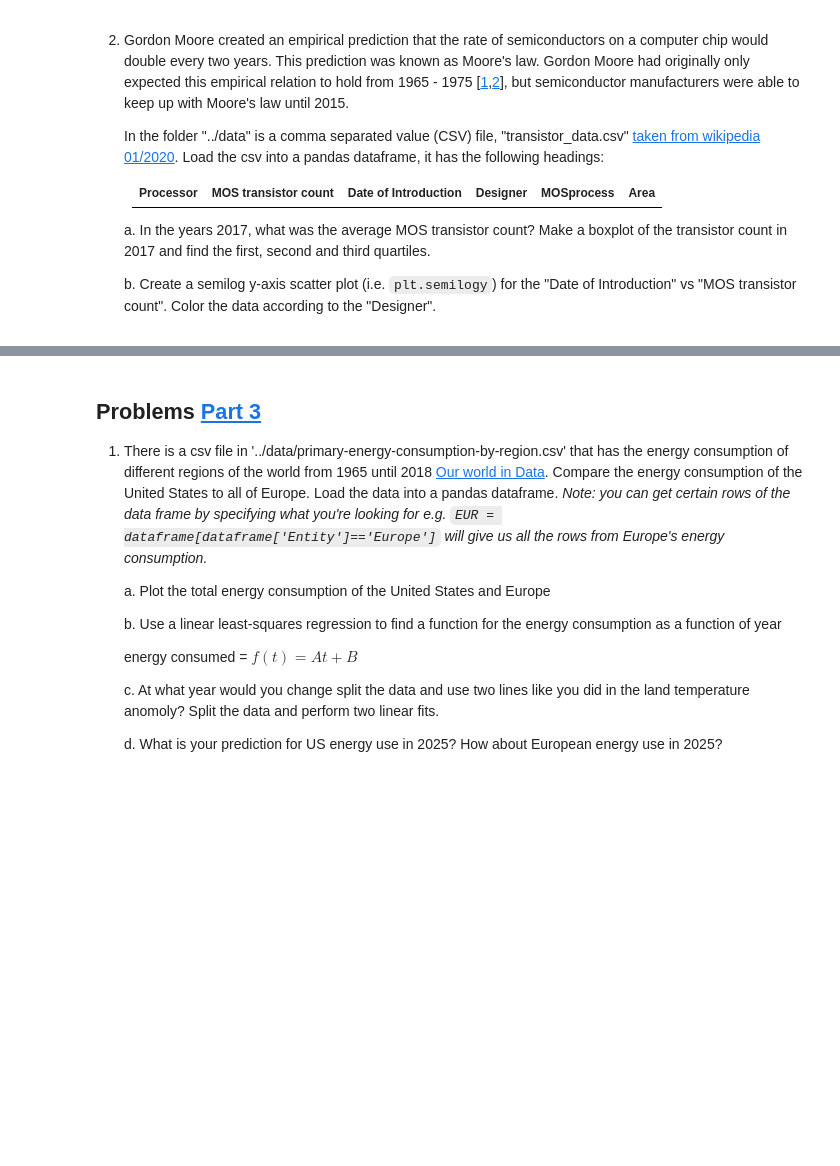
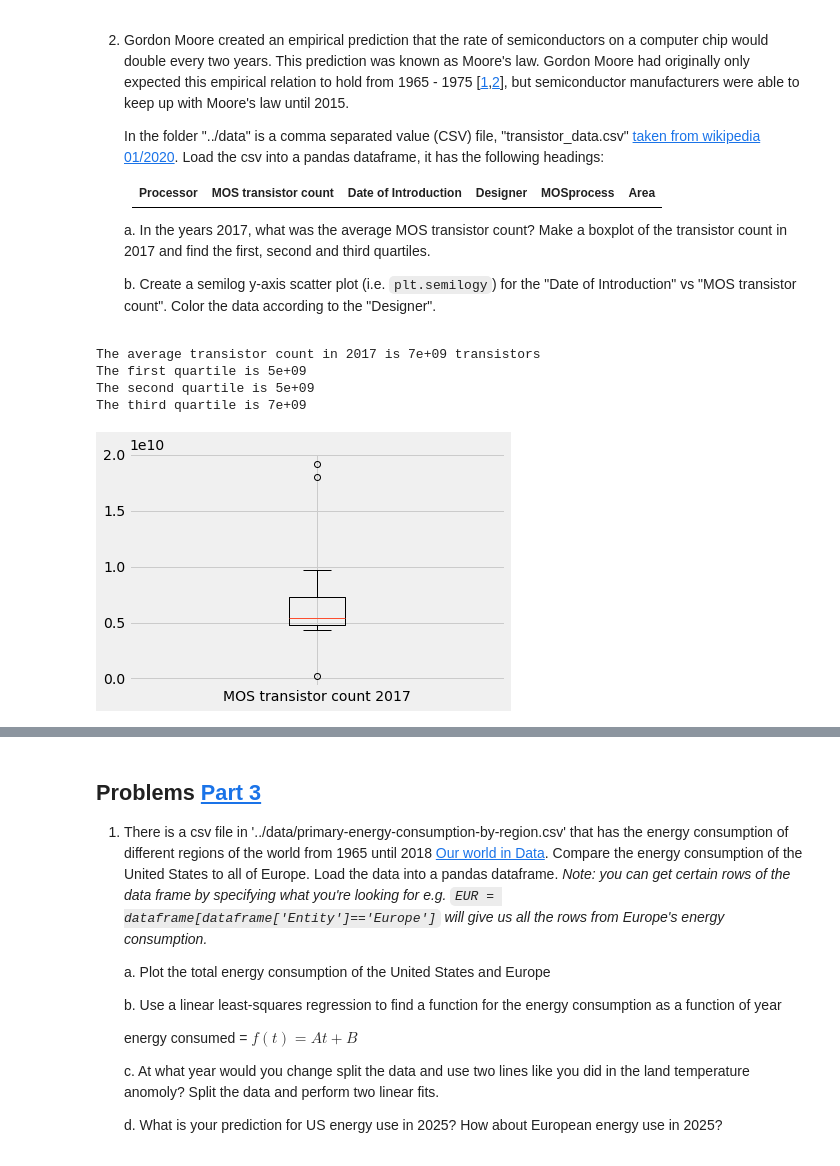
Before and after one commit to hamwalker/computational-mechanics, a Jupyter notebook: module_02/notebooks/HW_02.ipynb, the cells around one changed output, grey strips where cells are left out. Saved outputs shown, nothing was run; the diff lists cells and outputs as text; code cells hidden in the pictures; blank space fills up the shorter version.

```diff
--- a/module_02/notebooks/HW_02.ipynb
+++ b/module_02/notebooks/HW_02.ipynb
@@ -91,3 +130,31 @@ until 2015.
     b. Create a semilog y-axis scatter plot (i.e. `plt.semilogy`) for the
     "Date of Introduction" vs "MOS transistor count".
     Color the data according to the "Designer".
+# %%
+# 2 a
+
+year= 2017
+
+trans_17 = transistor[transistor['Date of Introduction']==year]
+
+trans_ct17= trans_17['MOS transistor count']
+
+transcount_17 = np.mean(trans_17['MOS transistor count'])
+
+print('The average transistor count in {:4.0f} is {:1.0e} transistors' .format(year, transcount_17))
+
+plt.boxplot(trans_ct17, labels=['MOS transistor count 2017']);
+
+trans_q1 = np.percentile(trans_ct17, q=25)
+trans_q2 = np.percentile(trans_ct17, q=50)
+trans_q3 = np.percentile(trans_ct17, q=75)
+
+print('The first quartile is {:1.0e}' .format(trans_q1))
+print('The second quartile is {:1.0e}' .format(trans_q2))
+print('The third quartile is {:1.0e}' .format(trans_q3))
+# %% [output]
+The average transistor count in 2017 is 7e+09 transistors
+The first quartile is 5e+09
+The second quartile is 5e+09
+The third quartile is 7e+09
+[figure, added]
```
Also changed, not shown: parts of 9 cells of this notebook, 4 other files.
